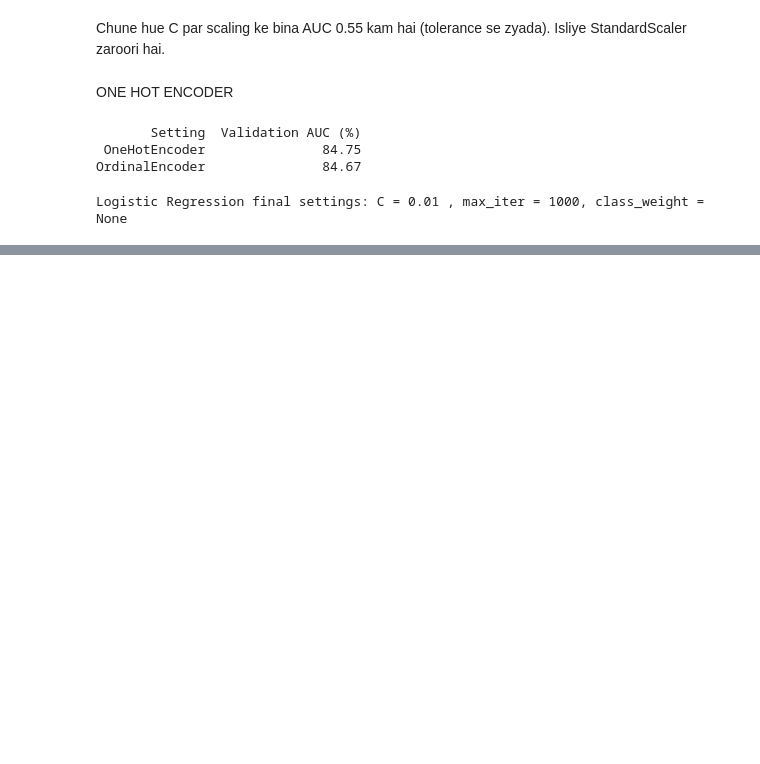
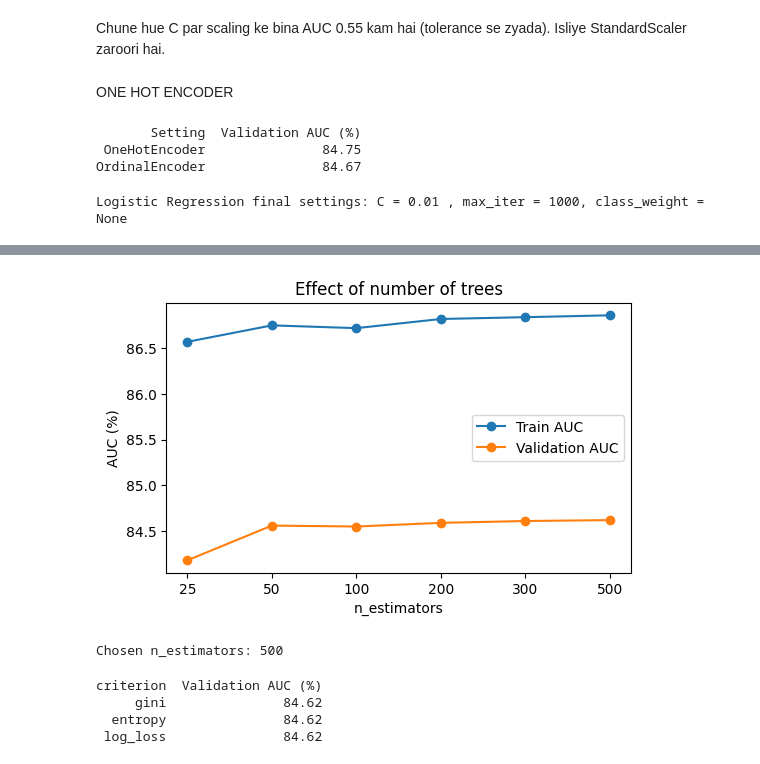
Before and after one commit to imsomya22092005-bot/Mindora, a Jupyter notebook: personalized_suggestion/personalized_coping_recommendation_model.ipynb, the cells around one changed output, grey strips where cells are left out. Saved outputs shown, nothing was run; the diff lists cells and outputs as text; code cells hidden in the pictures; blank space fills up the shorter version.

```diff
--- a/personalized_suggestion/personalized_coping_recommendation_model.ipynb
+++ b/personalized_suggestion/personalized_coping_recommendation_model.ipynb
@@ -1046,0 +1205,6 @@ Logistic Regression final settings: C = 0.01 , max_iter = 1000, class_weight = N
+# %%
+best_depth_text = close_grid.iloc[0]["max_depth"]
+best_depth = None if best_depth_text == "None" else int(best_depth_text)
+best_leaf = int(close_grid.iloc[0]["min_samples_leaf"])
+print("Chosen max_depth:", best_depth)
+print("Chosen min_samples_leaf:", best_leaf)
@@ -1046,0 +1408,29 @@ Logistic Regression final settings: C = 0.01 , max_iter = 1000, class_weight = N
+# %%
+tree_values = [25, 50, 100, 200, 300, 500]
+tree_results = []
+for trees in tree_values:
+    pipeline = Pipeline([
+        ("preprocessing", preprocessor),
+        ("model", RandomForestClassifier(
+            n_estimators=trees,
+            max_depth=best_depth,
+            min_samples_leaf=best_leaf,
+            min_samples_split=best_split,
+            max_leaf_nodes=best_mln,
+            max_features=best_mf,
+            class_weight=best_cw,
+            random_state=42,
+            n_jobs=-1
+        ))
+    ])
+    scores = cross_validate(
+        pipeline, X_train, y_train, cv=tscv,
+        scoring="roc_auc", return_train_score=True
+    )
+    tree_results.append({
+        "n_estimators": trees,
+        "Train AUC (%)": round(scores["train_score"].mean() * 100, 2),
+        "Validation AUC (%)": round(scores["test_score"].mean() * 100, 2)
+    })
+tree_df = pd.DataFrame(tree_results)
+print(tree_df.to_string(index=False))
@@ -1046,0 +1445,45 @@ Logistic Regression final settings: C = 0.01 , max_iter = 1000, class_weight = N
+# %%
+plt.figure(figsize=(6, 3.5))
+plt.plot(tree_df["n_estimators"].astype(str), tree_df["Train AUC (%)"], marker="o", label="Train AUC")
+plt.plot(tree_df["n_estimators"].astype(str), tree_df["Validation AUC (%)"], marker="o", label="Validation AUC")
+plt.xlabel("n_estimators")
+plt.ylabel("AUC (%)")
+plt.title("Effect of number of trees")
+plt.legend()
+plt.show()
+# %% [output]
+[figure, added]
+# %%
+best_trees = tree_values[tree_df["Validation AUC (%)"].idxmax()]
+print("Chosen n_estimators:", best_trees)
+# %% [output]
+Chosen n_estimators: 500
+# %%
+base_auc = tree_df["Validation AUC (%)"].max()
+criterion_values = ["gini", "entropy", "log_loss"]
+criterion_results = []
+for criterion in criterion_values:
+    pipeline = Pipeline([
+        ("preprocessing", preprocessor),
+        ("model", RandomForestClassifier(
+            n_estimators=best_trees,
+            max_depth=best_depth,
+            min_samples_leaf=best_leaf,
+            min_samples_split=best_split,
+            max_leaf_nodes=best_mln,
+            max_features=best_mf,
+            criterion=criterion,
+            class_weight=best_cw,
+            random_state=42,
+            n_jobs=-1
+        ))
+    ])
+    scores = cross_validate(pipeline, X_train, y_train, cv=tscv, scoring="roc_auc")
+    criterion_results.append({"criterion": criterion, "Validation AUC (%)": round(scores["test_score"].mean() * 100, 2)})
+criterion_df = pd.DataFrame(criterion_results)
+print(criterion_df.to_string(index=False))
+# %% [output]
+criterion  Validation AUC (%)
+     gini               84.62
+  entropy               84.62
+ log_loss               84.62
```
Also changed, not shown: parts of 34 cells of this notebook.
